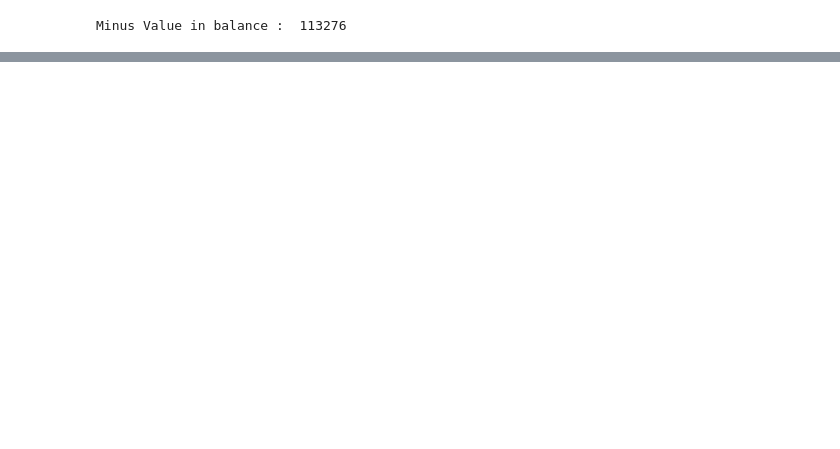
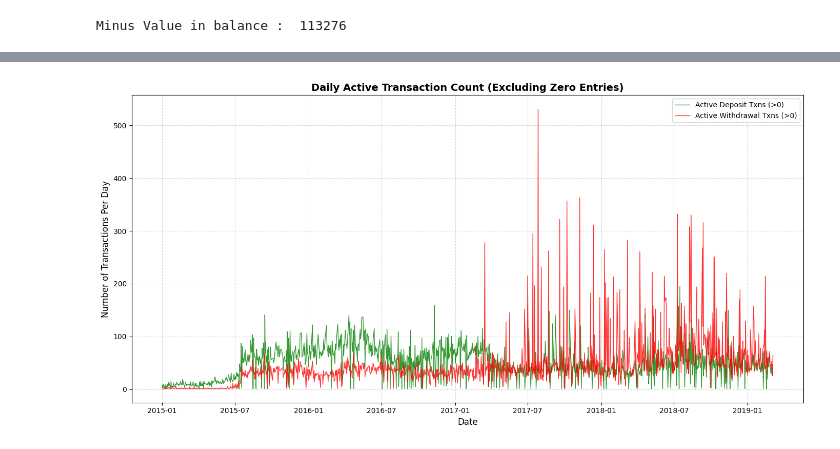
Before and after one commit to Deep6890/AEGIS-FIN, a Jupyter notebook: bankData.ipynb, the cells around one changed output, grey strips where cells are left out. Cells and saved outputs as stored; diff of their text form; code cells hidden in the pictures; blank space fills up the shorter version.

```diff
--- a/bankData.ipynb
+++ b/bankData.ipynb
@@ -291,0 +377,35 @@ visualization(yearAggData, 'Yearly')
+# %%
+daily_deposit_counts = (
+    processData[processData['DEPOSIT AMT'] > 0]
+    .groupby('ActualDate')['DEPOSIT AMT']
+    .count()
+)
+
+daily_withdrawal_counts = (
+    processData[processData['WITHDRAWAL AMT'] > 0]
+    .groupby('ActualDate')['WITHDRAWAL AMT']
+    .count()
+)
+
+# 2. Plotting
+plt.figure(figsize=(14, 7))
+
+# Plot Deposit Counts
+plt.plot(daily_deposit_counts.index, daily_deposit_counts,
+         label='Active Deposit Txns (>0)', color='green', linewidth=1, alpha=0.8)
+
+# Plot Withdrawal Counts
+plt.plot(daily_withdrawal_counts.index, daily_withdrawal_counts,
+         label='Active Withdrawal Txns (>0)', color='red', linewidth=1, alpha=0.8)
+
+# 3. Formatting
+plt.title('Daily Active Transaction Count (Excluding Zero Entries)', fontsize=14, fontweight='bold')
+plt.xlabel('Date', fontsize=12)
+plt.ylabel('Number of Transactions Per Day', fontsize=12)
+plt.legend()
+plt.grid(True, linestyle='--', alpha=0.5)
+plt.tight_layout()
+
+plt.show()
+# %% [output]
+[figure, added]
```
Also changed, not shown: parts of 3 cells of this notebook.
